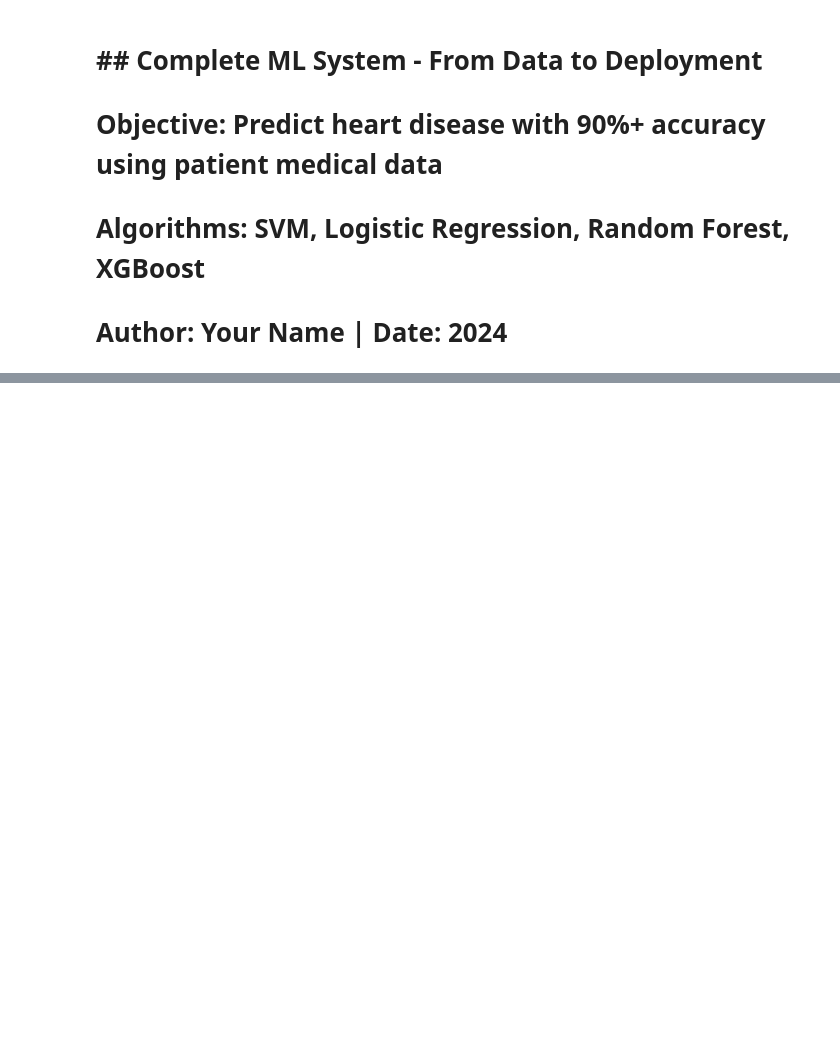
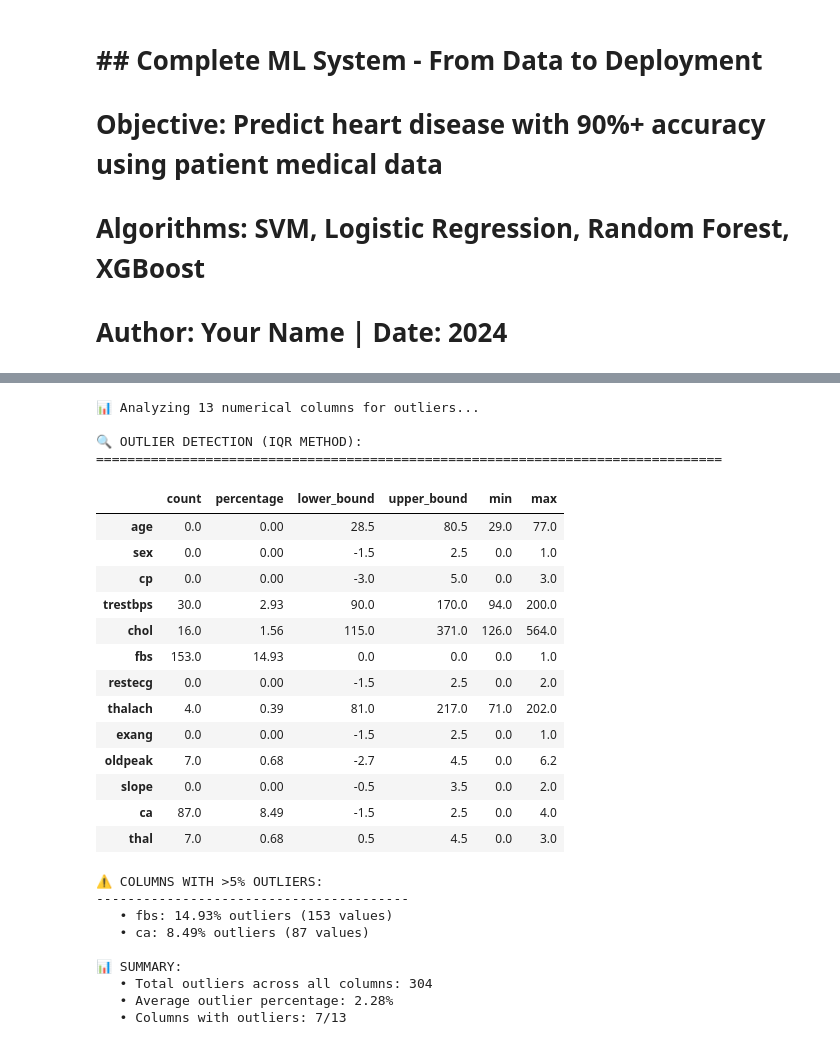
Before and after one commit to melat33/CodeAlpha_tasks, a Jupyter notebook: Disease_Prediction_System/notebooks/heart_disease_analysis.ipynb, the cells around one changed output, grey strips where cells are left out. Drawn from its saved outputs; the diff is of its cells as text; code cells hidden in the pictures; blank space fills up the shorter version.

```diff
--- a/Disease_Prediction_System/notebooks/heart_disease_analysis.ipynb
+++ b/Disease_Prediction_System/notebooks/heart_disease_analysis.ipynb
@@ -147,26 +269,72 @@ print(f"\n⚠️ Columns with >5% outliers: {cols_with_outliers}")
 # %%
 # %% [markdown]
 # ## 10. Outlier Detection using IQR Method
 
 # %%
-# Detect outliers using IQR method
+# Get numerical columns (excluding target)
 numerical_cols = df.select_dtypes(include=[np.number]).columns.tolist()
 if 'target' in numerical_cols:
     numerical_cols.remove('target')
 
-outlier_info_iqr = detect_outliers_iqr(df, numerical_cols)
+print(f"📊 Analyzing {len(numerical_cols)} numerical columns for outliers...")
 
-print("🔍 OUTLIER DETECTION (IQR METHOD):")
-print("="*70)
-outlier_df = pd.DataFrame(outlier_info_iqr).T
+# Detect outliers using IQR method
+outlier_info = detect_outliers_iqr(df, numerical_cols)
+
+# Convert to DataFrame and rename columns for clarity
+outlier_df = pd.DataFrame(outlier_info).T
+outlier_df.columns = ['count', 'percentage', 'lower_bound', 'upper_bound', 'min', 'max']
+
+print("\n🔍 OUTLIER DETECTION (IQR METHOD):")
+print("="*80)
 display(outlier_df.round(2))
 
 # Highlight columns with significant outliers
-significant_outliers = outlier_df[outlier_df['outlier_percentage'] > 5]
+significant_outliers = outlier_df[outlier_df['percentage'] > 5]
 if len(significant_outliers) > 0:
-    print("\n⚠️ Columns with >5% outliers:")
+    print("\n⚠️ COLUMNS WITH >5% OUTLIERS:")
+    print("-" * 40)
     for col in significant_outliers.index:
-        print(f"   - {col}: {significant_outliers.loc[col, 'outlier_percentage']:.2f}% outliers")
+        print(f"   • {col}: {significant_outliers.loc[col, 'percentage']:.2f}% outliers "
+              f"({int(significant_outliers.loc[col, 'count'])} values)")
+else:
+    print("\n✅ No columns with >5% outliers detected!")
+
+# Summary statistics
+total_outliers = outlier_df['count'].sum()
+avg_outlier_pct = outlier_df['percentage'].mean()
+print(f"\n📊 SUMMARY:")
+print(f"   • Total outliers across all columns: {int(total_outliers)}")
+print(f"   • Average outlier percentage: {avg_outlier_pct:.2f}%")
+print(f"   • Columns with outliers: {len(outlier_df[outlier_df['count'] > 0])}/{len(outlier_df)}")
+# %% [output]
+📊 Analyzing 13 numerical columns for outliers...
+
+🔍 OUTLIER DETECTION (IQR METHOD):
+================================================================================
+|  | count | percentage | lower_bound | upper_bound | min | max |
+| age | 0.0 | 0.00 | 28.5 | 80.5 | 29.0 | 77.0 |
+| sex | 0.0 | 0.00 | -1.5 | 2.5 | 0.0 | 1.0 |
+| cp | 0.0 | 0.00 | -3.0 | 5.0 | 0.0 | 3.0 |
+| trestbps | 30.0 | 2.93 | 90.0 | 170.0 | 94.0 | 200.0 |
+| chol | 16.0 | 1.56 | 115.0 | 371.0 | 126.0 | 564.0 |
+| fbs | 153.0 | 14.93 | 0.0 | 0.0 | 0.0 | 1.0 |
+| restecg | 0.0 | 0.00 | -1.5 | 2.5 | 0.0 | 2.0 |
+| thalach | 4.0 | 0.39 | 81.0 | 217.0 | 71.0 | 202.0 |
+| exang | 0.0 | 0.00 | -1.5 | 2.5 | 0.0 | 1.0 |
+| oldpeak | 7.0 | 0.68 | -2.7 | 4.5 | 0.0 | 6.2 |
+| slope | 0.0 | 0.00 | -0.5 | 3.5 | 0.0 | 2.0 |
+| ca | 87.0 | 8.49 | -1.5 | 2.5 | 0.0 | 4.0 |
+| thal | 7.0 | 0.68 | 0.5 | 4.5 | 0.0 | 3.0 |
+⚠️ COLUMNS WITH >5% OUTLIERS:
+----------------------------------------
+   • fbs: 14.93% outliers (153 values)
+   • ca: 8.49% outliers (87 values)
+
+📊 SUMMARY:
+   • Total outliers across all columns: 304
+   • Average outlier percentage: 2.28%
+   • Columns with outliers: 7/13
 # %%
 # %% [markdown]
 # ## 10. Feature Correlation with Target
```
Also changed, not shown: parts of 45 cells of this notebook.
